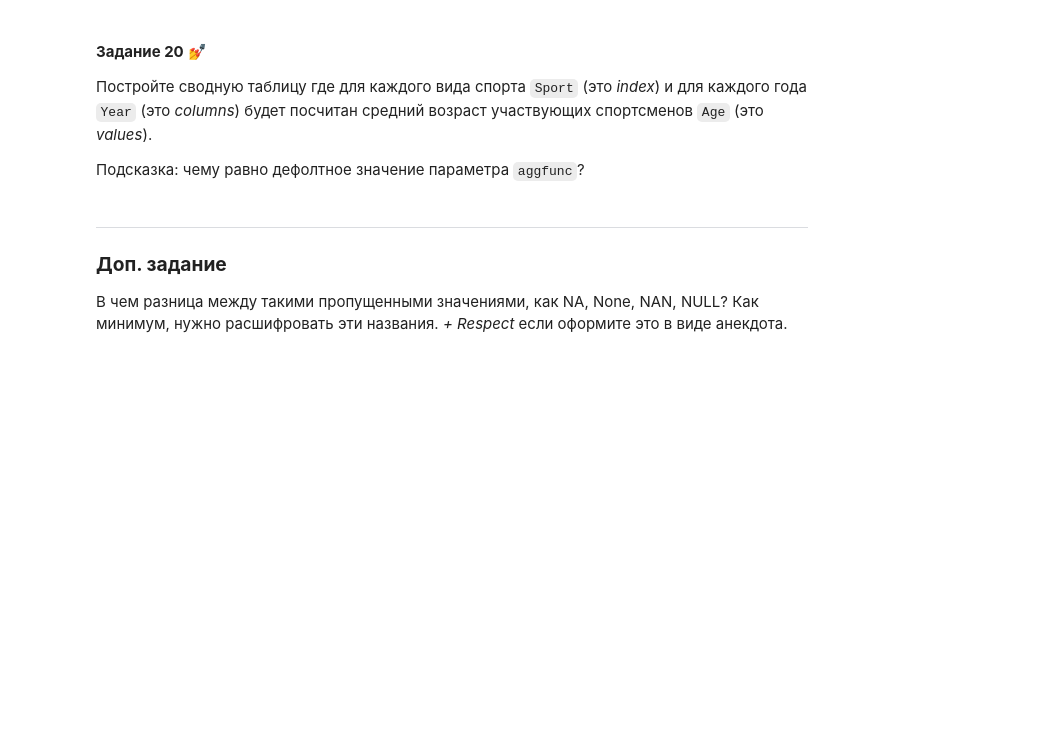
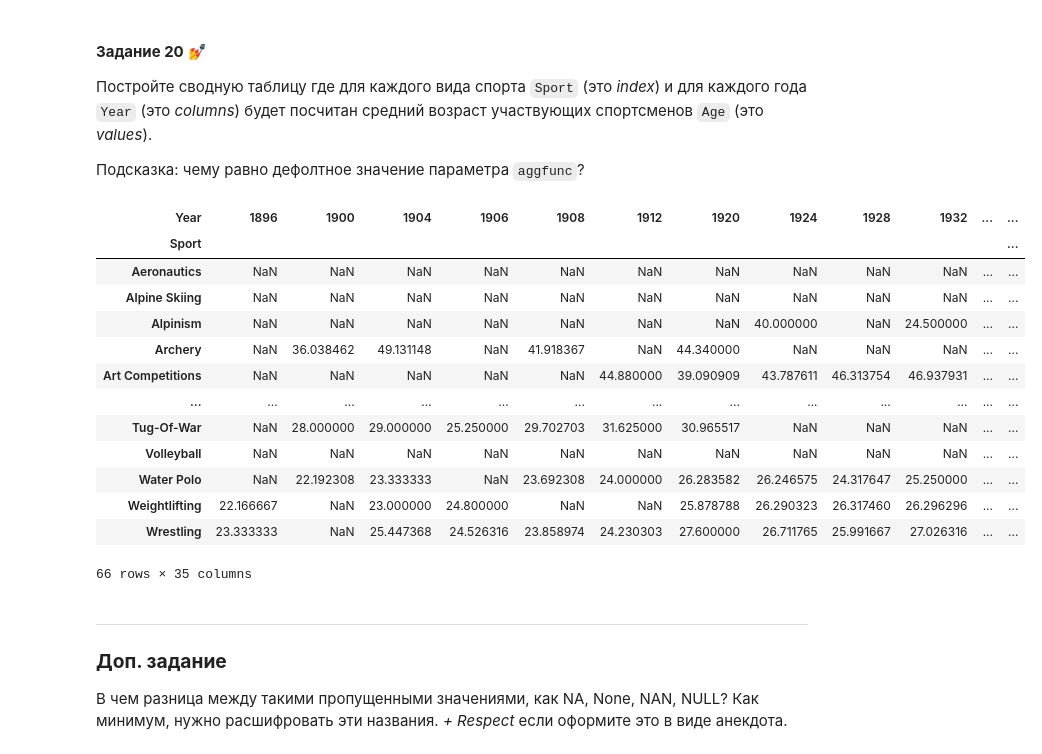
Before and after one commit to SitkovaDarya/HW2_Sitkova, a Jupyter notebook: HW8_pandas.ipynb, the cells around one changed output. Saved outputs shown, nothing was run; the diff lists cells and outputs as text; code cells hidden in the pictures; blank space fills up the shorter version.

```diff
--- a/HW8_pandas.ipynb
+++ b/HW8_pandas.ipynb
@@ -206,8 +193,7 @@ assert result is np.nan
 
 Замените все NA в колонке `Medal` на `"No medal"` (для этого есть специальный метод)
 # %%
-# YOUR CODE HERE
-raise NotImplementedError()
+olympics['Medal'] = olympics['Medal'].fillna('No medal')
 # %%
 assert olympics.Medal.isna().sum() == 0
 assert olympics.Medal.value_counts().to_dict()['No medal'] == 231333
@@ -217,8 +203,7 @@ assert hash(olympics) == 1196581486896556999
 
 Создайте в дата-фрейме колонку `BMI` с соотвествующими значениями
 # %%
-# YOUR CODE HERE
-raise NotImplementedError()
+olympics['BMI'] = olympics['Weight'] / (olympics['Height'] / 100) ** 2
 # %%
 assert np.isclose(olympics.BMI.mean(), 22.7845, atol=1e-3)
 assert np.isclose(olympics.BMI.std(), 2.9120, atol=1e-3)
@@ -272,9 +278,29 @@ assert hash(result) in {1457356433364700767, 1424228755814951804}
 
 Подсказка: чему равно дефолтное значение параметра `aggfunc`?
 # %%
-# YOUR CODE HERE
-result = ...
-raise NotImplementedError()
+result = pd.pivot_table(
+    olympics,
+    index='Sport',
+    columns='Year',
+    values='Age',
+    aggfunc='mean'
+)
+display(result)
+# %% [output]
+| Year | 1896 | 1900 | 1904 | 1906 | 1908 | 1912 | 1920 | 1924 | 1928 | 1932 | ... | ... |
+| Sport |  |  |  |  |  |  |  |  |  |  |  | ... |
+| Aeronautics | NaN | NaN | NaN | NaN | NaN | NaN | NaN | NaN | NaN | NaN | ... | ... |
+| Alpine Skiing | NaN | NaN | NaN | NaN | NaN | NaN | NaN | NaN | NaN | NaN | ... | ... |
+| Alpinism | NaN | NaN | NaN | NaN | NaN | NaN | NaN | 40.000000 | NaN | 24.500000 | ... | ... |
+| Archery | NaN | 36.038462 | 49.131148 | NaN | 41.918367 | NaN | 44.340000 | NaN | NaN | NaN | ... | ... |
+| Art Competitions | NaN | NaN | NaN | NaN | NaN | 44.880000 | 39.090909 | 43.787611 | 46.313754 | 46.937931 | ... | ... |
+| ... | ... | ... | ... | ... | ... | ... | ... | ... | ... | ... | ... | ... |
+| Tug-Of-War | NaN | 28.000000 | 29.000000 | 25.250000 | 29.702703 | 31.625000 | 30.965517 | NaN | NaN | NaN | ... | ... |
+| Volleyball | NaN | NaN | NaN | NaN | NaN | NaN | NaN | NaN | NaN | NaN | ... | ... |
+| Water Polo | NaN | 22.192308 | 23.333333 | NaN | 23.692308 | 24.000000 | 26.283582 | 26.246575 | 24.317647 | 25.250000 | ... | ... |
+| Weightlifting | 22.166667 | NaN | 23.000000 | 24.800000 | NaN | NaN | 25.878788 | 26.290323 | 26.317460 | 26.296296 | ... | ... |
+| Wrestling | 23.333333 | NaN | 25.447368 | 24.526316 | 23.858974 | 24.230303 | 27.600000 | 26.711765 | 25.991667 | 27.026316 | ... | ... |
+66 rows × 35 columns
 # %%
 assert set(result.index) == set(olympics.Sport.unique())
 assert set(result.columns) == set(olympics.Year.unique())
```
Also changed, not shown: parts of 20 cells of this notebook.
